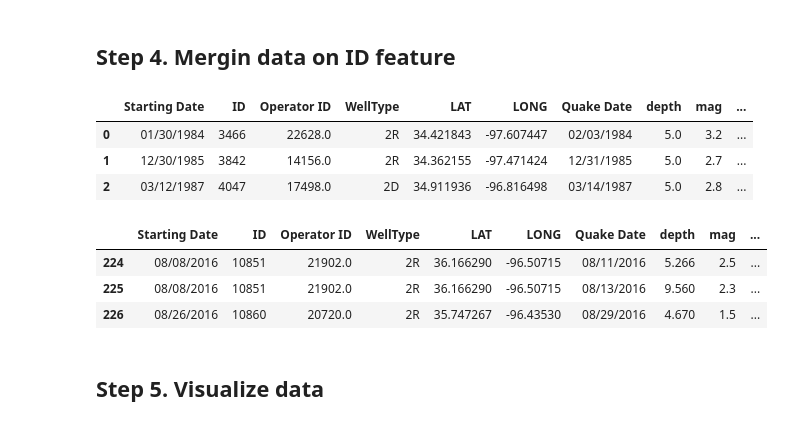
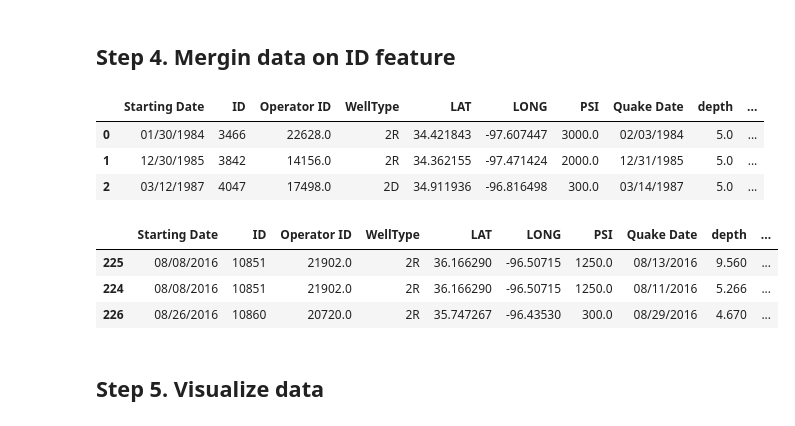
Before and after one commit to ironhack-datalabs/mad-oct-2018, a Jupyter notebook: module-2/visualizing-real-world-data/your-code/Oklahoma Quakes - Real world data Project.ipynb, the cells around one changed output. Saved outputs shown, nothing was run; the diff lists cells and outputs as text; code cells hidden in the pictures.

```diff
--- a/module-2/visualizing-real-world-data/your-code/Oklahoma Quakes - Real world data Project.ipynb
+++ b/module-2/visualizing-real-world-data/your-code/Oklahoma Quakes - Real world data Project.ipynb
@@ -133,6 +166,24 @@ dtype: object
 ## Step 1. Mod Dates
 I am going to modificate dates format from `str object` to `datetime object` so I can operate with them
 # %%
+# Lets modify column PSI, its an object type array. Seems to be int object but with ',' so its converted to str object
+wells['PSI']=wells['PSI'].str.replace(',','')
+finalpsi=[]
+counter=0
+sumando=0
+for item in wells['PSI']:
+    try:
+        elem=str(item).split('/')
+        PSIp=max([re.sub('\D','',e) for e in elem])
+        finalpsi.append(int(PSIp))
+        counter+=1
+        sumando+=int(PSIp)
+    except:
+        finalpsi.append(np.nan)
+meanpsi=int(sumando//counter)
+wells['PSI']=wells['PSI'].fillna(meanpsi)
+
+
 wells['Starting Date_norm']=[datetime.strptime(item, '%m/%d/%Y') for item in wells['Approval Date']]
 wells['Starting Date']=[str(item.strftime('%m/%d/%Y')) for item in wells['Starting Date_norm']]
 quakes['Quake Date_norm']=[datetime.strptime(item.split('T')[0], '%Y-%m-%d') for item in quakes['time']]
@@ -225,22 +280,25 @@ for j in range(len(dates_u)-1):
 ## Step 4. Mergin data on ID feature
 # %%
 # Selecting features for
-wells_mod=wells[['Starting Date','ID','Operator ID', 'WellType', 'LAT', 'LONG']].copy()
+wells_mod=wells[['Starting Date','ID','Operator ID', 'WellType', 'LAT', 'LONG','PSI']].copy()
 quakes_mod=quakes[['Quake Date', 'ID', 'depth', 'mag', 'magType','latitude', 'longitude']].copy()
 # %%
 # Inner Join by ID
 merged=wells_mod.merge(quakes_mod,on='ID',how='inner')
+merged['PSI']=merged['PSI'].astype('float64')
+merged['Starting Date_num']=[datetime.strptime(item,'%m/%d/%Y') for item in merged['Starting Date']]
+merged=merged.sort_values('Starting Date_num')
 display(merged.head(3))
 display(merged.tail(3))
 # %% [output]
-|  | Starting Date | ID | Operator ID | WellType | LAT | LONG | Quake Date | depth | mag | ... |
-| 0 | 01/30/1984 | 3466 | 22628.0 | 2R | 34.421843 | -97.607447 | 02/03/1984 | 5.0 | 3.2 | ... |
-| 1 | 12/30/1985 | 3842 | 14156.0 | 2R | 34.362155 | -97.471424 | 12/31/1985 | 5.0 | 2.7 | ... |
-| 2 | 03/12/1987 | 4047 | 17498.0 | 2D | 34.911936 | -96.816498 | 03/14/1987 | 5.0 | 2.8 | ... |
+|  | Starting Date | ID | Operator ID | WellType | LAT | LONG | PSI | Quake Date | depth | ... |
+| 0 | 01/30/1984 | 3466 | 22628.0 | 2R | 34.421843 | -97.607447 | 3000.0 | 02/03/1984 | 5.0 | ... |
+| 1 | 12/30/1985 | 3842 | 14156.0 | 2R | 34.362155 | -97.471424 | 2000.0 | 12/31/1985 | 5.0 | ... |
+| 2 | 03/12/1987 | 4047 | 17498.0 | 2D | 34.911936 | -96.816498 | 300.0 | 03/14/1987 | 5.0 | ... |
-|  | Starting Date | ID | Operator ID | WellType | LAT | LONG | Quake Date | depth | mag | ... |
-| 224 | 08/08/2016 | 10851 | 21902.0 | 2R | 36.166290 | -96.50715 | 08/11/2016 | 5.266 | 2.5 | ... |
-| 225 | 08/08/2016 | 10851 | 21902.0 | 2R | 36.166290 | -96.50715 | 08/13/2016 | 9.560 | 2.3 | ... |
-| 226 | 08/26/2016 | 10860 | 20720.0 | 2R | 35.747267 | -96.43530 | 08/29/2016 | 4.670 | 1.5 | ... |
+|  | Starting Date | ID | Operator ID | WellType | LAT | LONG | PSI | Quake Date | depth | ... |
+| 225 | 08/08/2016 | 10851 | 21902.0 | 2R | 36.166290 | -96.50715 | 1250.0 | 08/13/2016 | 9.560 | ... |
+| 224 | 08/08/2016 | 10851 | 21902.0 | 2R | 36.166290 | -96.50715 | 1250.0 | 08/11/2016 | 5.266 | ... |
+| 226 | 08/26/2016 | 10860 | 20720.0 | 2R | 35.747267 | -96.43530 | 300.0 | 08/29/2016 | 4.670 | ... |
 # %% [markdown]
 ## Step 5. Visualize data
 # %% [markdown]
```
Also changed, not shown: parts of 22 cells of this notebook, 3 other files.
